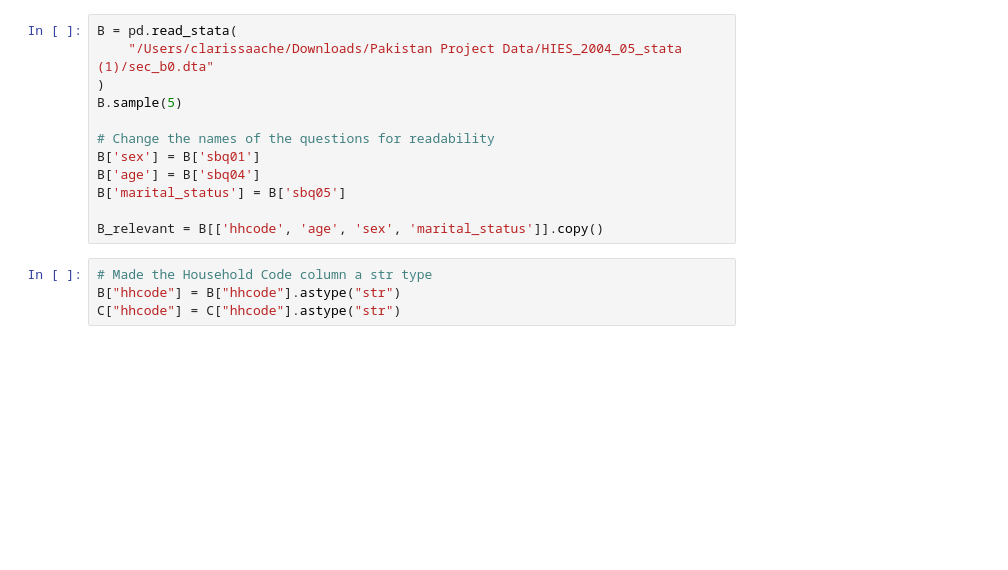
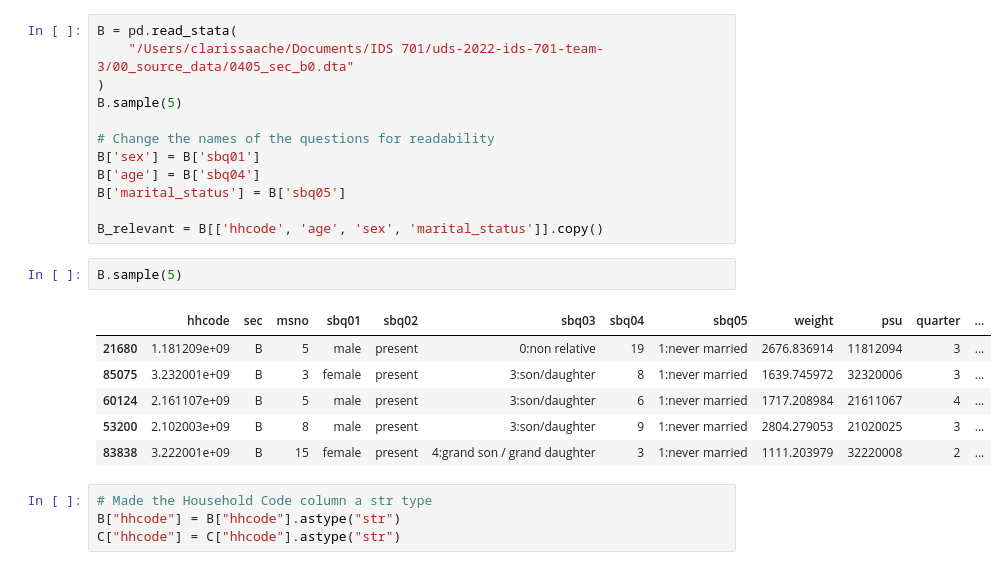
Before and after one commit to preetkhowaja/taliban_impact_pakistan, a Jupyter notebook: 10_data_cleaning/PSLM-0405.ipynb, the cells around one changed output. Saved outputs shown, nothing was run; the diff lists cells and outputs as text; blank space fills up the shorter version.

```diff
--- a/10_data_cleaning/PSLM-0405.ipynb
+++ b/10_data_cleaning/PSLM-0405.ipynb
@@ -53,6 +63,6 @@ C_relevant
 # %%
 B = pd.read_stata(
-    "/Users/clarissaache/Downloads/Pakistan Project Data/HIES_2004_05_stata (1)/sec_b0.dta"
+    "/Users/clarissaache/Documents/IDS 701/uds-2022-ids-701-team-3/00_source_data/0405_sec_b0.dta"
 )
 B.sample(5)
 
@@ -62,6 +72,15 @@ B['age'] = B['sbq04']
 B['marital_status'] = B['sbq05']
 
 B_relevant = B[['hhcode', 'age', 'sex', 'marital_status']].copy()
+# %%
+B.sample(5)
+# %% [output]
+|  | hhcode | sec | msno | sbq01 | sbq02 | sbq03 | sbq04 | sbq05 | weight | psu | quarter | ... |
+| 21680 | 1.181209e+09 | B | 5 | male | present | 0:non relative | 19 | 1:never married | 2676.836914 | 11812094 | 3 | ... |
+| 85075 | 3.232001e+09 | B | 3 | female | present | 3:son/daughter | 8 | 1:never married | 1639.745972 | 32320006 | 3 | ... |
+| 60124 | 2.161107e+09 | B | 5 | male | present | 3:son/daughter | 6 | 1:never married | 1717.208984 | 21611067 | 4 | ... |
+| 53200 | 2.102003e+09 | B | 8 | male | present | 3:son/daughter | 9 | 1:never married | 2804.279053 | 21020025 | 3 | ... |
+| 83838 | 3.222001e+09 | B | 15 | female | present | 4:grand son / grand daughter | 3 | 1:never married | 1111.203979 | 32220008 | 2 | ... |
 # %%
 # Made the Household Code column a str type
 B["hhcode"] = B["hhcode"].astype("str")
```
Also changed, not shown: parts of 13 cells of this notebook, 1 other file.
